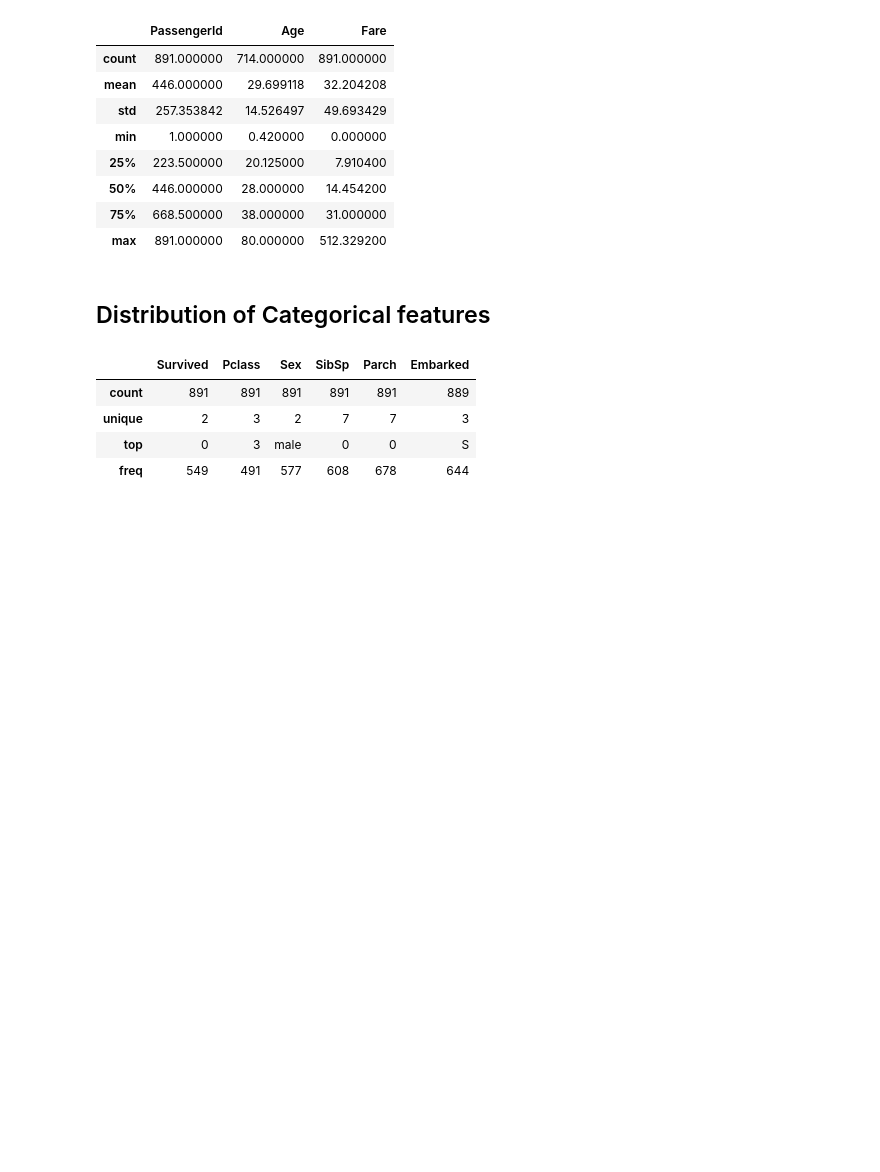
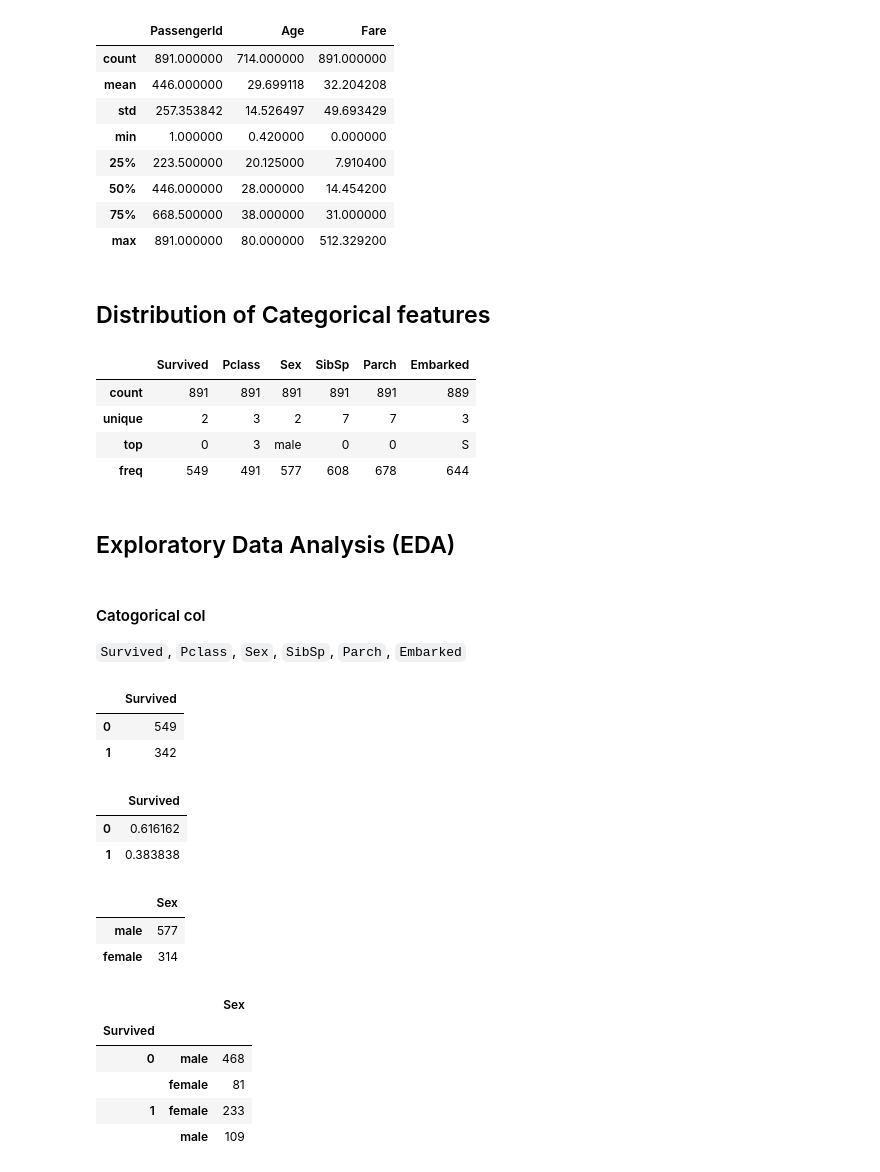
Before and after one commit to tienlepham094/python, a Jupyter notebook: DataScience/TitanicPrediction.ipynb, the cells around one changed output. Drawn from its saved outputs; the diff is of its cells as text; code cells hidden in the pictures; blank space fills up the shorter version.

```diff
--- a/DataScience/TitanicPrediction.ipynb
+++ b/DataScience/TitanicPrediction.ipynb
@@ -212,3 +224,26 @@ train_df.describe(include='category')
 | unique | 2 | 3 | 2 | 7 | 7 | 3 |
 | top | 0 | 3 | male | 0 | 0 | S |
 | freq | 549 | 491 | 577 | 608 | 678 | 644 |
+# %% [markdown]
+## Exploratory Data Analysis (EDA)
+# %% [markdown]
+#### Catogorical col
+`Survived`, `Pclass`, `Sex`, `SibSp`, `Parch`, `Embarked`
+# %%
+train_df['Survived'].value_counts().to_frame()
+# %% [output]
+|  | Survived |
+| 0 | 549 |
+| 1 | 342 |
+# %%
+train_df['Survived'].value_counts(normalize=True).to_frame()
+# %% [output]
+|  | Survived |
+| 0 | 0.616162 |
+| 1 | 0.383838 |
+# %%
+train_df['Sex'].value_counts().to_frame()
+# %% [output]
+|  | Sex |
+| male | 577 |
+| female | 314 |
@@ -214,0 +254,9 @@ train_df.describe(include='category')
+# %%
+gender_df.to_frame()
+# %% [output]
+|  |  | Sex |
+| Survived |  |  |
+| 0 | male | 468 |
+|  | female | 81 |
+| 1 | female | 233 |
+|  | male | 109 |
```
Also changed, not shown: parts of 6 cells of this notebook.
